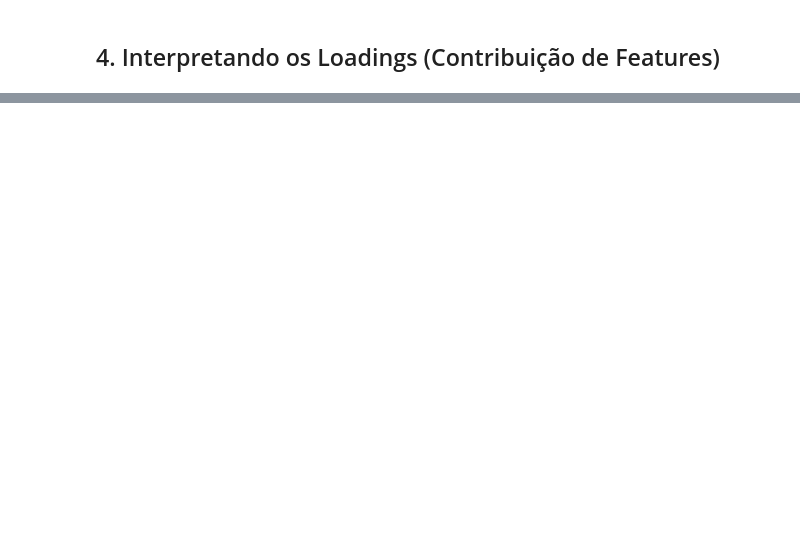
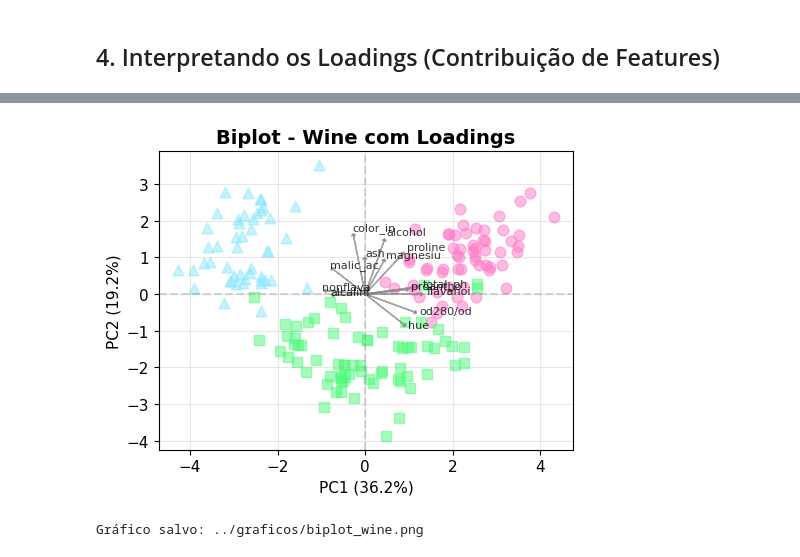
Before and after one commit to caiohamamura/reveal-cpvbcdd-202501, a Jupyter notebook: ciencia-dados/aulas/2026-04-30-pca-e-lda/materiais/notebooks/05_pca_visualizacao_multivariada.ipynb, the cells around one changed output, grey strips where cells are left out. Drawn from its saved outputs; the diff is of its cells as text; code cells hidden in the pictures; blank space fills up the shorter version.

```diff
--- a/ciencia-dados/aulas/2026-04-30-pca-e-lda/materiais/notebooks/05_pca_visualizacao_multivariada.ipynb
+++ b/ciencia-dados/aulas/2026-04-30-pca-e-lda/materiais/notebooks/05_pca_visualizacao_multivariada.ipynb
@@ -161,28 +219,31 @@ for name, loading in sorted(zip(wine.feature_names, loadings[1]), key=lambda x:
 # %%
 # Biplot simplificado
-fig, ax = plt.subplots(figsize=(10, 8))
+fig, ax = plt.subplots(figsize=(5, 4))
 
 # Scatter dos dados
 for i, (color, marker) in enumerate(zip(['#ff79c6', '#50fa7b', '#8be9fd'], ['o', 's', '^'])):
     mask = y_wine == i
     ax.scatter(X_wine_pca[mask, 0], X_wine_pca[mask, 1], c=color, marker=marker, s=60, alpha=0.5)
 
 # Setas dos loadings
 scale = 3
 for j, name in enumerate(wine.feature_names):
     ax.arrow(0, 0, loadings[0, j] * scale, loadings[1, j] * scale,
              head_width=0.1, head_length=0.05, fc='gray', ec='gray', alpha=0.7)
     ax.text(loadings[0, j] * scale * 1.1, loadings[1, j] * scale * 1.1,
             name[:8], fontsize=8, alpha=0.8)
 
 ax.set_xlabel(f'PC1 ({pca_wine.explained_variance_ratio_[0]*100:.1f}%)')
 ax.set_ylabel(f'PC2 ({pca_wine.explained_variance_ratio_[1]*100:.1f}%)')
 ax.set_title('Biplot - Wine com Loadings', fontsize=14, fontweight='bold')
 ax.axhline(y=0, color='gray', linestyle='--', alpha=0.3)
 ax.axvline(x=0, color='gray', linestyle='--', alpha=0.3)
 ax.grid(True, alpha=0.3)
 
 plt.tight_layout()
-plt.savefig('/home/openclaw/.openclaw/workspace/ciencia-dados/aulas/2026-04-30-pca-e-lda/materiais/graficos/biplot_wine.png', dpi=150, bbox_inches='tight')
+plt.savefig('../graficos/biplot_wine.png', dpi=150, bbox_inches='tight')
 plt.show()
-print("Gráfico salvo: /home/openclaw/.openclaw/workspace/ciencia-dados/aulas/2026-04-30-pca-e-lda/materiais/graficos/biplot_wine.png")
+print("Gráfico salvo: ../graficos/biplot_wine.png")
+# %% [output]
+[figure, added]
+Gráfico salvo: ../graficos/biplot_wine.png
```
Also changed, not shown: parts of 8 cells of this notebook, 29 other files.
